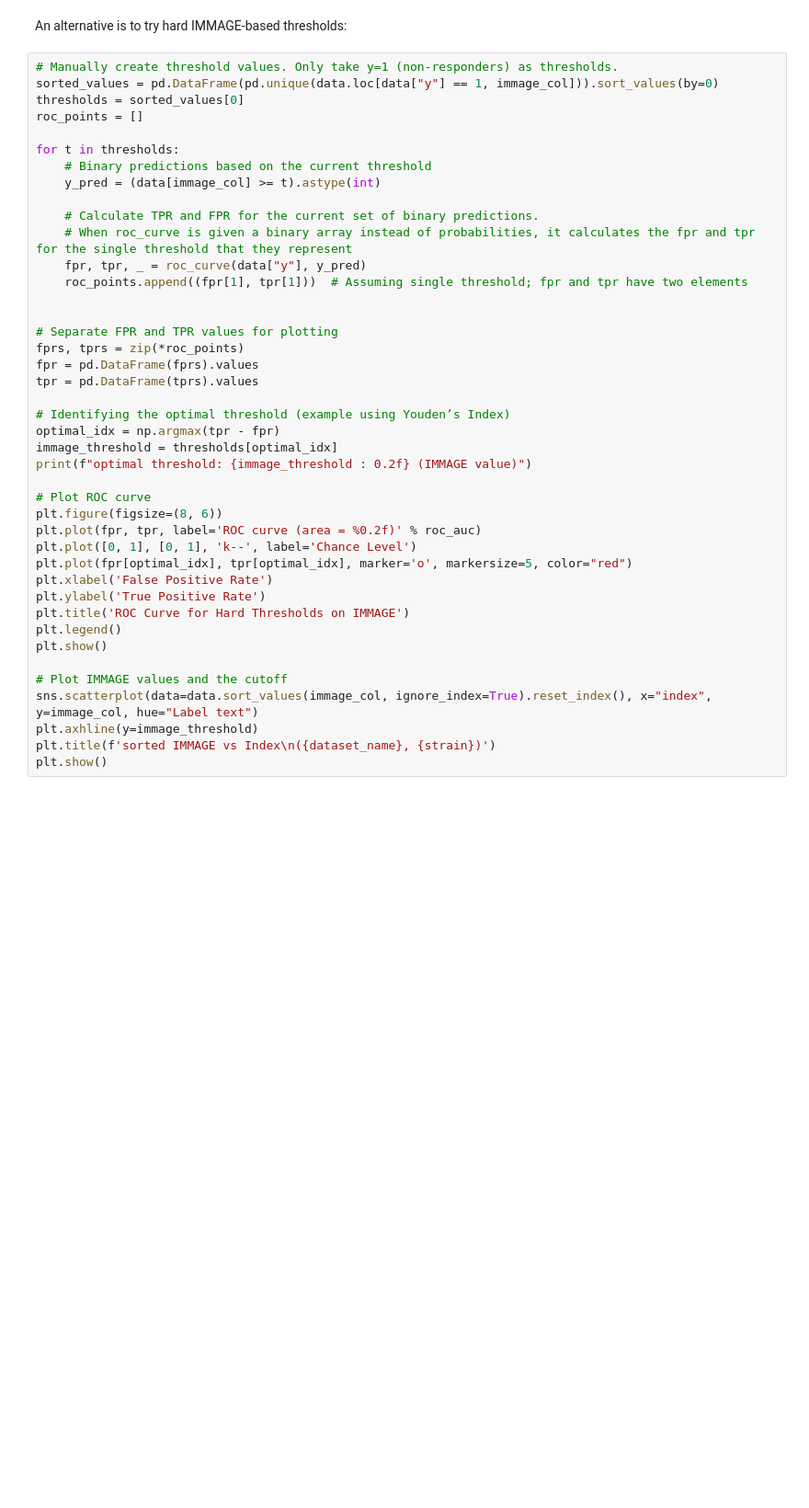
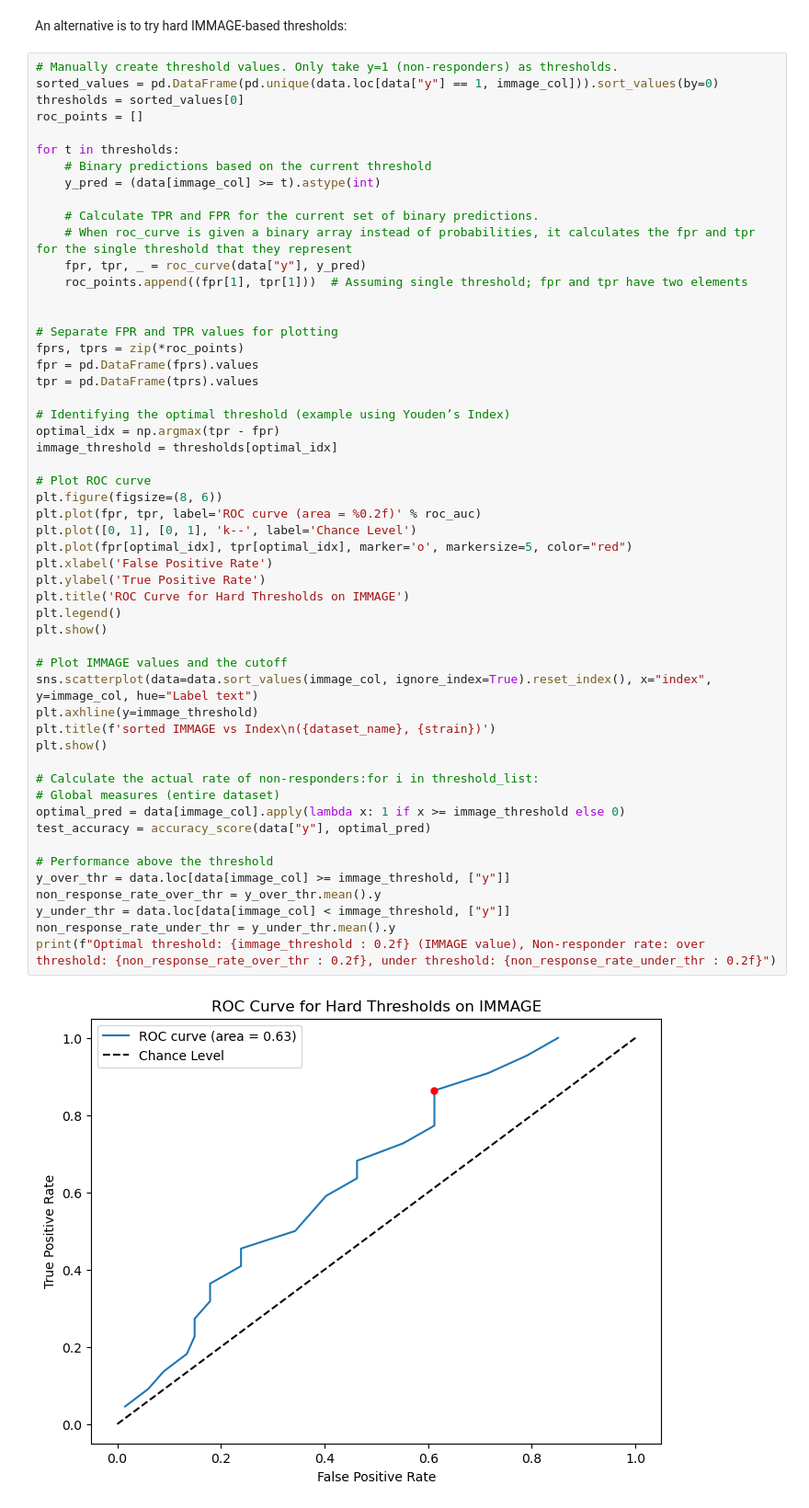
Before and after one commit to JonatanSahar/lab-vaccines, a Jupyter notebook: code/vaccines-2.ipynb, the cells around one changed output. Shown at 92% size. Saved outputs shown, nothing was run; the diff lists cells and outputs as text; blank space fills up the shorter version.

```diff
--- a/code/vaccines-2.ipynb
+++ b/code/vaccines-2.ipynb
@@ -284,31 +337,44 @@ for t in thresholds:
     # When roc_curve is given a binary array instead of probabilities, it calculates the fpr and tpr for the single threshold that they represent
     fpr, tpr, _ = roc_curve(data["y"], y_pred)
     roc_points.append((fpr[1], tpr[1]))  # Assuming single threshold; fpr and tpr have two elements
 
 
 # Separate FPR and TPR values for plotting
 fprs, tprs = zip(*roc_points)
 fpr = pd.DataFrame(fprs).values
 tpr = pd.DataFrame(tprs).values
 
 # Identifying the optimal threshold (example using Youden’s Index)
 optimal_idx = np.argmax(tpr - fpr)
 immage_threshold = thresholds[optimal_idx]
-print(f"optimal threshold: {immage_threshold : 0.2f} (IMMAGE value)")
 
 # Plot ROC curve
 plt.figure(figsize=(8, 6))
 plt.plot(fpr, tpr, label='ROC curve (area = %0.2f)' % roc_auc)
 plt.plot([0, 1], [0, 1], 'k--', label='Chance Level')
 plt.plot(fpr[optimal_idx], tpr[optimal_idx], marker='o', markersize=5, color="red")
 plt.xlabel('False Positive Rate')
 plt.ylabel('True Positive Rate')
 plt.title('ROC Curve for Hard Thresholds on IMMAGE')
 plt.legend()
 plt.show()
 
 # Plot IMMAGE values and the cutoff
 sns.scatterplot(data=data.sort_values(immage_col, ignore_index=True).reset_index(), x="index", y=immage_col, hue="Label text")
 plt.axhline(y=immage_threshold)
 plt.title(f'sorted IMMAGE vs Index\n({dataset_name}, {strain})')
 plt.show()
+
+# Calculate the actual rate of non-responders:for i in threshold_list:
+# Global measures (entire dataset)
+optimal_pred = data[immage_col].apply(lambda x: 1 if x >= immage_threshold else 0)
+test_accuracy = accuracy_score(data["y"], optimal_pred)
+
+# Performance above the threshold
+y_over_thr = data.loc[data[immage_col] >= immage_threshold, ["y"]]
+non_response_rate_over_thr = y_over_thr.mean().y
+y_under_thr = data.loc[data[immage_col] < immage_threshold, ["y"]]
+non_response_rate_under_thr = y_under_thr.mean().y
+print(f"Optimal threshold: {immage_threshold : 0.2f} (IMMAGE value), Non-responder rate: over threshold: {non_response_rate_over_thr : 0.2f}, under threshold: {non_response_rate_under_thr : 0.2f}")
+# %% [output]
+[figure, added]
```
Also changed, not shown: parts of 17 cells of this notebook.
